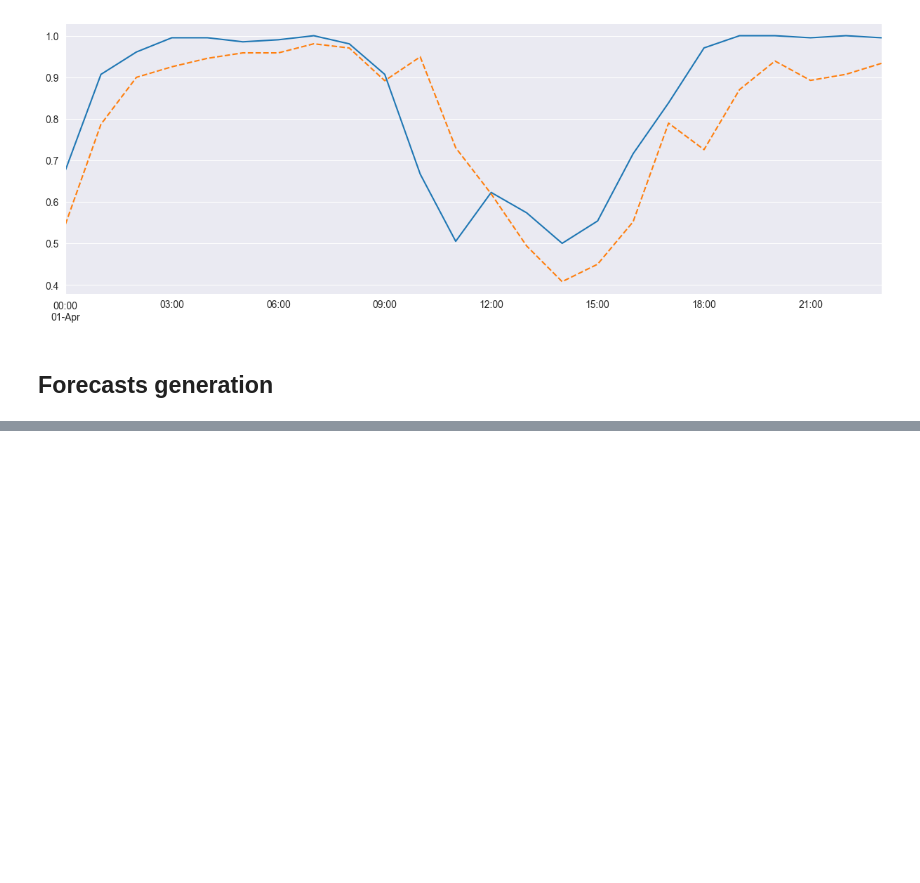
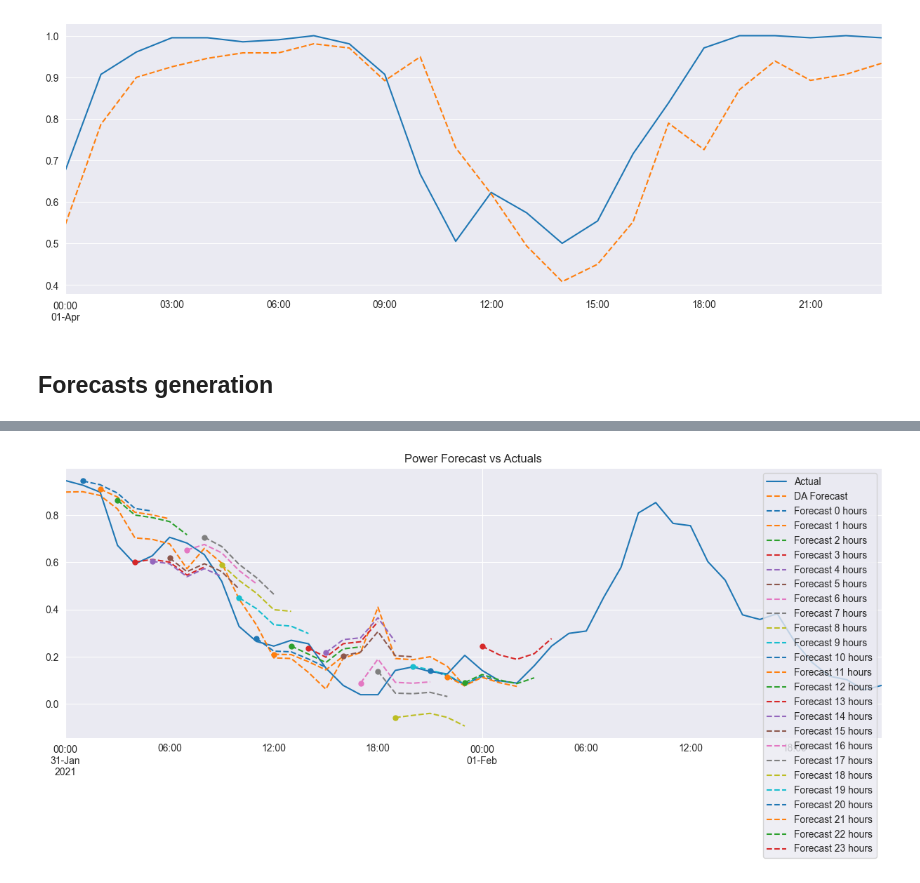
Before and after one commit to MGuckert/Real-time-adjustment-strategies-for-trading-wind-power-and-hydrogen, a Jupyter notebook: forecasting/wind_power_forecasting.ipynb, the cells around one changed output, grey strips where cells are left out. Saved outputs shown, nothing was run; the diff lists cells and outputs as text; code cells hidden in the pictures; blank space fills up the shorter version.

```diff
--- a/forecasting/wind_power_forecasting.ipynb
+++ b/forecasting/wind_power_forecasting.ipynb
@@ -177,7 +161,7 @@ plt.show()
 power = df['production_RE']
 da_forecasts = df['production_FC']
 
-day_to_forecast = '04-01-2020'
+day_to_forecast = '04-01-2021'
 training_length = 1*HOURS_PER_MONTH# 1 year of training data
 test_length = 1*HOURS_PER_MONTH # 2 days of test data
 
@@ -189,12 +173,12 @@ train_da_power = da_forecasts.ewm(alpha=0.53).mean().loc[df.index < day_to_forec
 train_da_power = train_da_power[len(train_da_power)-training_length:]
 test_da_power = da_forecasts.ewm(alpha=0.53).mean().loc[df.index >= day_to_forecast][:test_length]
 
-train_energinet_power = df_energinet['ForecastIntraday'].loc[df_energinet.index < day_to_forecast]
-train_energinet_power = train_energinet_power[len(train_energinet_power)-training_length:]
-test_energinet_power = df_energinet['ForecastIntraday'].loc[df_energinet.index >= day_to_forecast][:test_length]
-
-exog_train = pd.concat([train_da_power,train_energinet_power],axis=1)
-exog_test = pd.concat([test_da_power,test_energinet_power],axis=1)
+# train_energinet_power = df_energinet['ForecastIntraday'].loc[df_energinet.index < day_to_forecast]
+# train_energinet_power = train_energinet_power[len(train_energinet_power)-training_length:]
+# test_energinet_power = df_energinet['ForecastIntraday'].loc[df_energinet.index >= day_to_forecast][:test_length]
+#
+# exog_train = pd.concat([train_da_power,train_energinet_power],axis=1)
+# exog_test = pd.concat([test_da_power,test_energinet_power],axis=1)
 # %%
 # Plot the forecast with the uncertainty
 def plot_forecast(test_power, forecast_info,plot_title,plot_da_forecast=False):
@@ -897,9 +881,10 @@ model = SARIMAX(train_power, order=(3,0,0),exog=train_da_power,freq='h')
 model_fit = model.fit(maxiter=300)
 
 # Generate the rolling forecast for the next month and save the forecasts in a DataFrame
-forecasts = pd.DataFrame(columns=[f'FC_{i}h' for i in range(1,25)], index=test_power.index)
-for i in range(HOURS_PER_MONTH):
+forecasts = pd.DataFrame(columns=[f'FC_{i}h' for i in range(1,25)], index=test_power[:HOURS_PER_MONTH].index)
+for i in range(HOURS_PER_MONTH+1):
     forecast_info = model_fit.get_forecast(steps=HOURS_PER_DAY, exog=test_da_power[i:i+HOURS_PER_DAY])
-    forecasts.iloc[i] = forecast_info.predicted_mean.values
+    if i != 0:
+        forecasts.iloc[i-1] = forecast_info.predicted_mean.values
     model_fit = model_fit.append(test_power[i:i+1],exog=test_da_power[i:i+1])
 display(forecasts)
@@ -905,0 +930,15 @@ display(forecasts)
+# %%
+color_pal = sns.color_palette(n_colors=24)
+
+# Plot the first forecast
+fig, ax = plt.subplots(figsize=(15, 5))
+power[HOURS_PER_MONTH:HOURS_PER_MONTH+2*HOURS_PER_DAY].plot(ax=ax, label='Actual')
+df['production_FC'][HOURS_PER_MONTH:HOURS_PER_MONTH+HOURS_PER_DAY].plot(ax=ax, label='DA Forecast',linestyle='--')
+for i in range(24):
+    pd.Series(forecasts.iloc[i].values[:5], forecasts[i+1:i+6].index).plot(ax=ax, label=f'Forecast {i} hours',linestyle='--',color=color_pal[i])
+    pd.Series(forecasts.iloc[i].values[0], index=forecasts[i+1:i+2].index).plot(ax=ax, marker='o', markersize=5, color=color_pal[i])
+ax.set_title('Power Forecast vs Actuals')
+ax.legend()
+plt.show()
+# %% [output]
+[figure, added]
```
Also changed, not shown: parts of 17 cells of this notebook.
